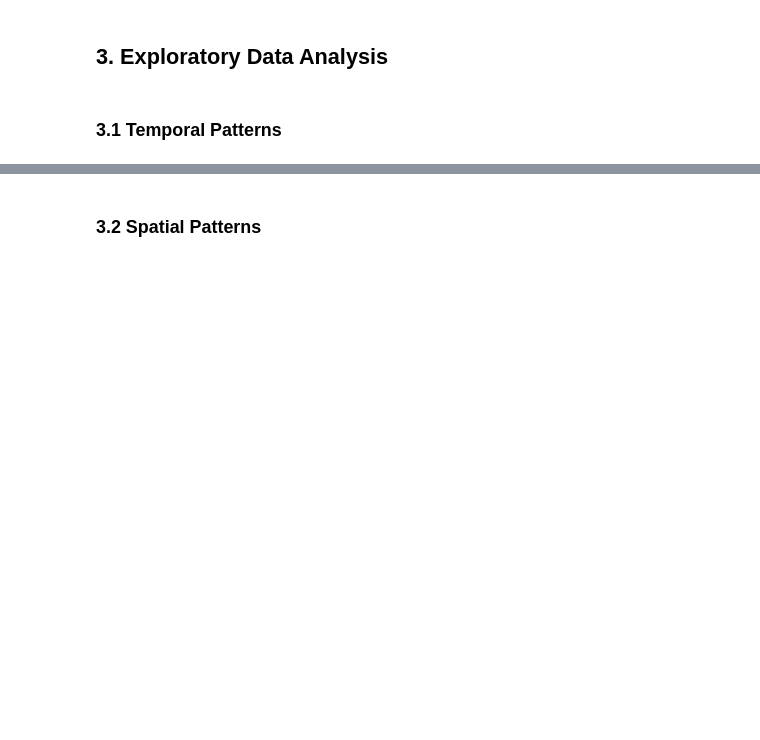
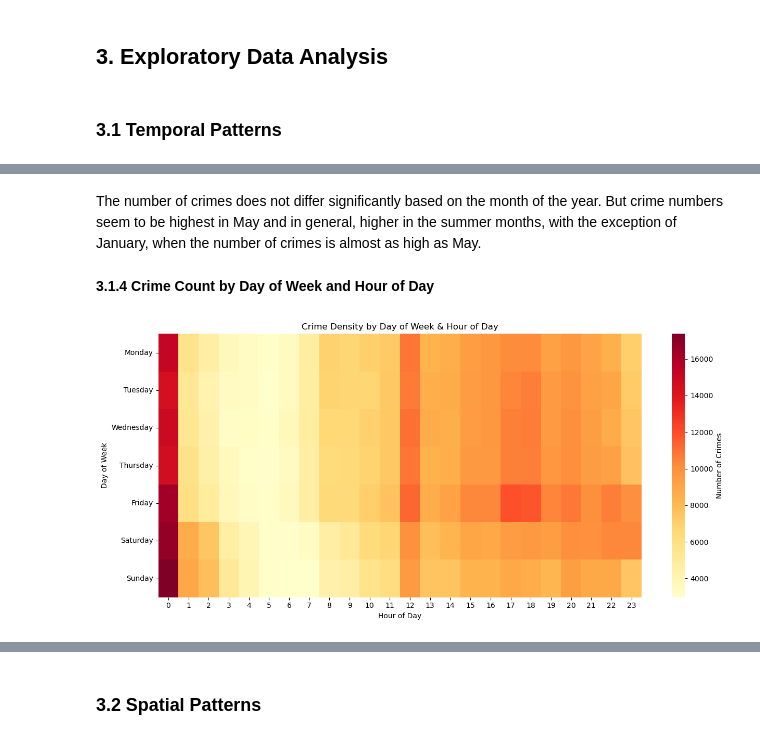
Before and after one commit to iluvcoding123/seattle-crime-clustering, a Jupyter notebook: crime_analysis.ipynb, the cells around one changed output, grey strips where cells are left out. Drawn from its saved outputs; the diff is of its cells as text; code cells hidden in the pictures; blank space fills up the shorter version.

```diff
--- a/crime_analysis.ipynb
+++ b/crime_analysis.ipynb
@@ -365,0 +451,20 @@ After these cleaning steps, the dataset contains only valid crime incidents suit
+# %% [markdown]
+The number of crimes does not differ significantly based on the month of the year. But crime numbers seem to be highest in May and in general, higher in the summer months, with the exception of January, when the number of crimes is almost as high as May.
+# %% [markdown]
+**3.1.4 Crime Count by Day of Week and Hour of Day**
+# %%
+# Plot heatmap of crimes by day of week and hour of day
+density_data = df.groupby(['DayOfWeek', 'Hour']).size().reset_index(name='Count')
+counts = density_data.pivot(index='DayOfWeek', columns='Hour', values='Count')
+
+days = ['Monday', 'Tuesday', 'Wednesday', 'Thursday', 'Friday', 'Saturday', 'Sunday']
+
+plt.figure(figsize=(13, 6))
+sns.heatmap(counts, cmap='YlOrRd', annot=False, fmt='g', cbar_kws={'label': 'Number of Crimes'})
+plt.title('Crime Density by Day of Week & Hour of Day')
+plt.xlabel('Hour of Day')
+plt.ylabel('Day of Week')
+plt.yticks(ticks=np.arange(7) + 0.5, labels=days, rotation=0)
+plt.tight_layout()
+# %% [output]
+[figure, added]
```
Also changed, not shown: parts of 31 cells of this notebook.
